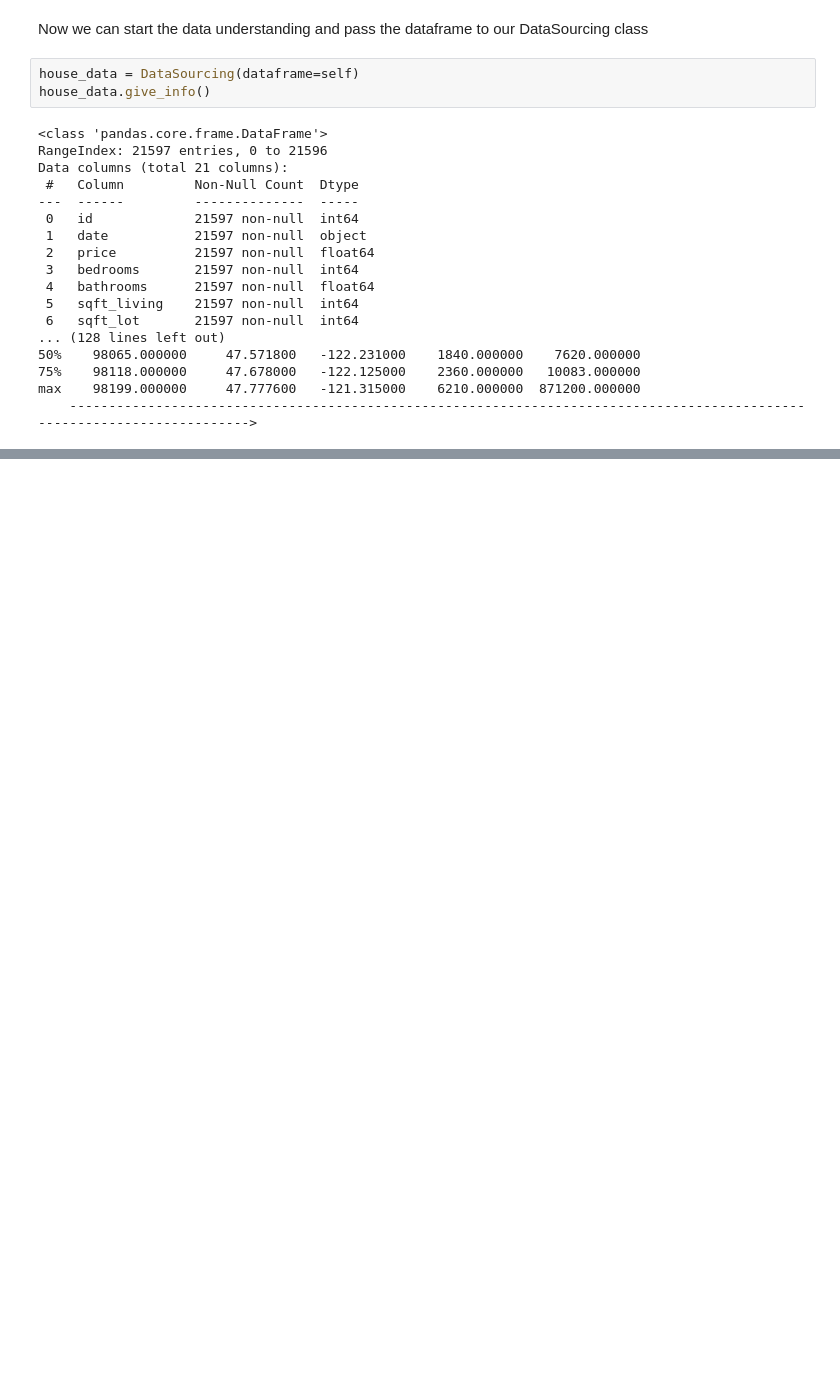
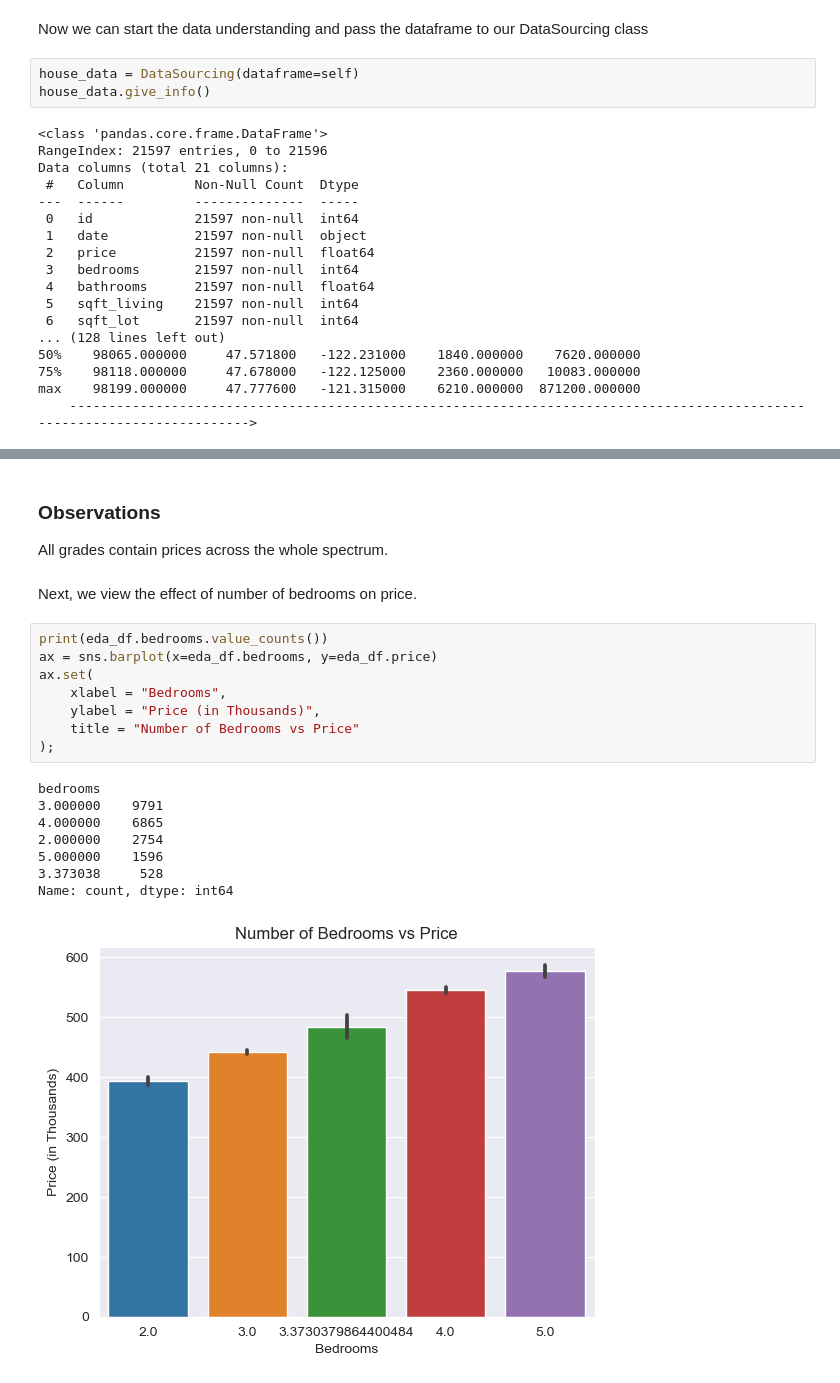
Before and after one commit to bizzfuzz/dsc-phase-2, a Jupyter notebook: student.ipynb, the cells around one changed output, grey strips where cells are left out. Drawn from its saved outputs; the diff is of its cells as text; blank space fills up the shorter version.

```diff
--- a/student.ipynb
+++ b/student.ipynb
@@ -187,0 +644,23 @@ The dataset exhibits substantial diversity across various property attributes, i
+# %% [markdown]
+### Observations
+
+All grades contain prices across the whole spectrum.
+# %% [markdown]
+Next, we view the effect of number of bedrooms on price.
+# %%
+print(eda_df.bedrooms.value_counts())
+ax = sns.barplot(x=eda_df.bedrooms, y=eda_df.price)
+ax.set(
+    xlabel = "Bedrooms",
+    ylabel = "Price (in Thousands)",
+    title = "Number of Bedrooms vs Price"
+);
+# %% [output]
+bedrooms
+3.000000    9791
+4.000000    6865
+2.000000    2754
+5.000000    1596
+3.373038     528
+Name: count, dtype: int64
+[figure, added]
```
Also changed, not shown: parts of 87 cells of this notebook.
